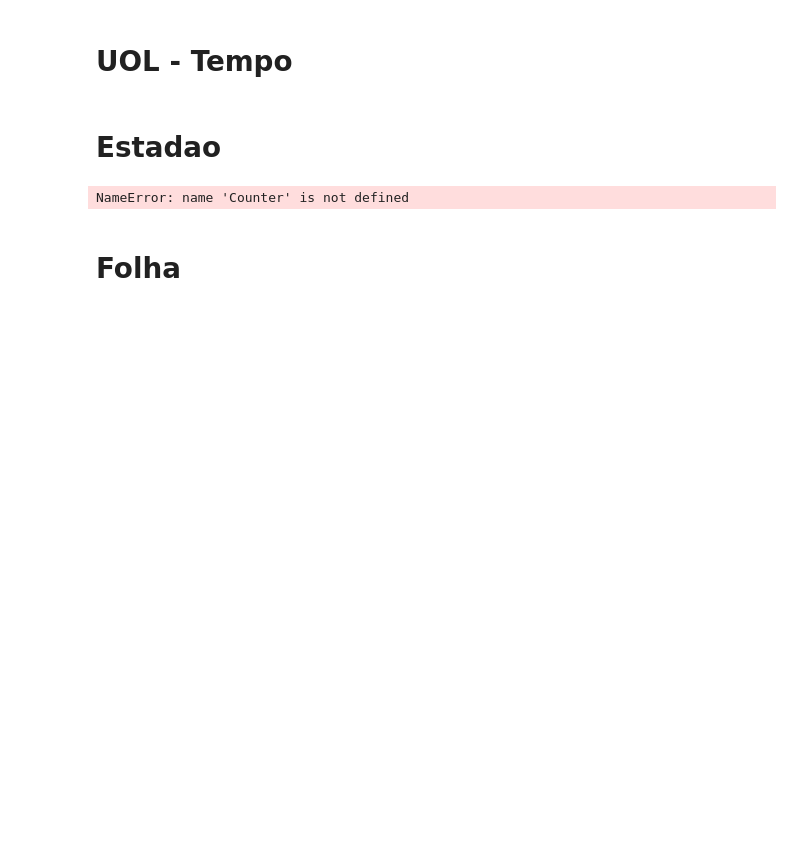
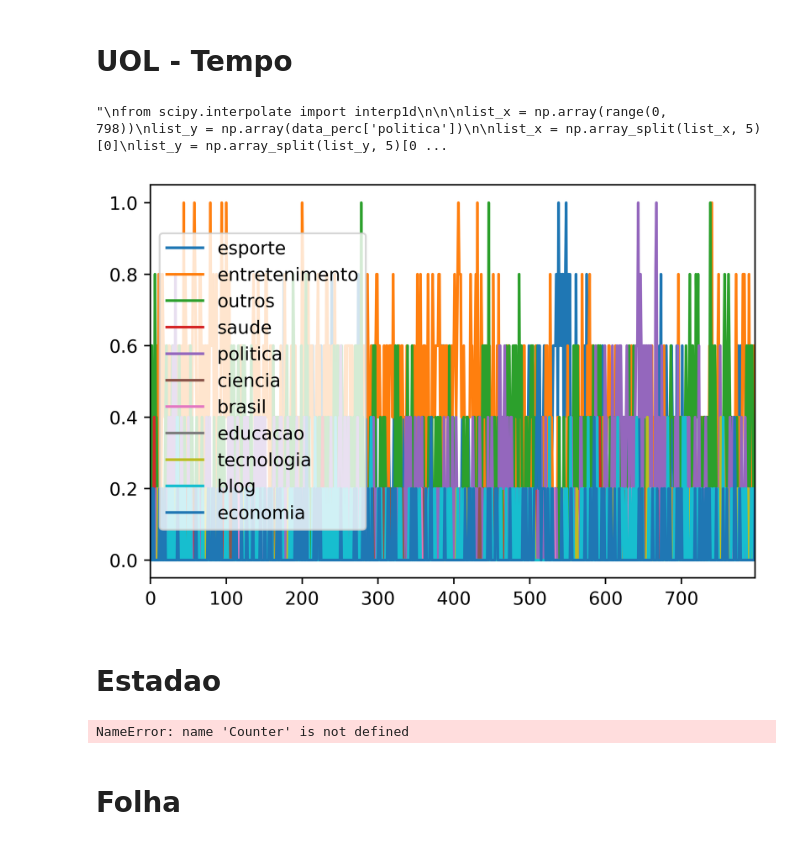
Before and after one commit to pnakibar/most-readed-wizard, a Jupyter notebook: results-final/csv/Veja.ipynb, the cells around one changed output. Cells and saved outputs as stored; diff of their text form; code cells hidden in the pictures; blank space fills up the shorter version.

```diff
--- a/results-final/csv/Veja.ipynb
+++ b/results-final/csv/Veja.ipynb
@@ -287,3 +306,54 @@ print(1)
+# %%
+endTable = {}
+for index, row in uol.iterrows():
+    themesOfDay = []
+    for key in row.keys():
+        if 'Tema' in key:
+            themesOfDay.append(cleanUolThemes(row[key])[0])
+
+    themesOfDay = dict(Counter(themesOfDay))
+    for theme in baseThemes:
+        if (theme not in themesOfDay.keys()):
+            themesOfDay[theme] = 0
+
+    for key, value in themesOfDay.items():
+        if (key not in endTable.keys()):
+            endTable[key] = []
+
+        endTable[key].append(value)
+
+data = pd.DataFrame(endTable)
+data_perc = data.divide(data.sum(axis=1), axis=0)
+
+data_perc.plot()
+
+'''
+from scipy.interpolate import interp1d
+
+
+list_x = np.array(range(0, 798))
+list_y = np.array(data_perc['politica'])
+
+list_x = np.array_split(list_x, 5)[0]
+list_y = np.array_split(list_y, 5)[0]
+
+x_new = np.linspace(list_x.min(), list_x.max(),500)
+f = interp1d(list_x, list_y, kind='quadratic')
+y_smooth=f(x_new)
+
+plt.rcParams['figure.dpi']= 500
+
+plt.plot (x_new,y_smooth)
+plt.scatter(list_x, list_y)
+
+plt.savefig('doid.png')
+'''
+
+# data_perc.plot(stacked=True, plot='bar')
+# data_perc.interpolate(method='time').plot(y='politica', kind='line', figsize=(10, 10))
+# %% [output]
+"\nfrom scipy.interpolate import interp1d\n\n\nlist_x = np.array(range(0, 798))\nlist_y = np.array(data_perc['politica'])\n\nlist_x = np.array_split(list_x, 5)[0]\nlist_y = np.array_split(list_y, 5)[0 ...
+[figure, added]
 # %% [markdown]
 # Estadao
 # %%
```
Also changed, not shown: parts of 11 cells of this notebook, 11 other files.
